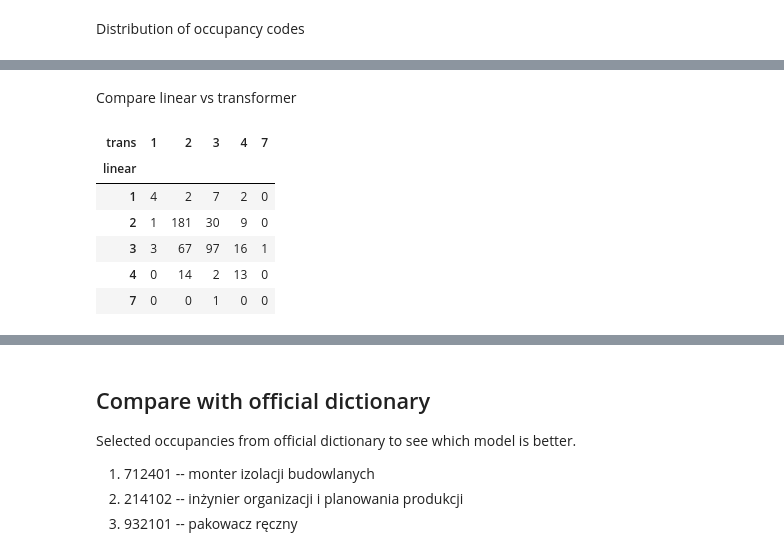
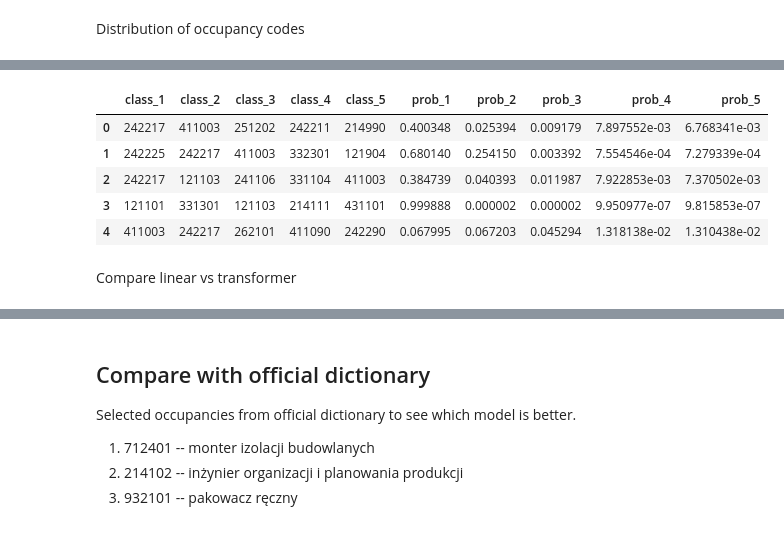
Before and after one commit to ONLABSPL/job-ads-classifier, a Jupyter notebook: job_classification_examples.ipynb, the cells around one changed output, grey strips where cells are left out. Cells and saved outputs as stored; diff of their text form; code cells hidden in the pictures.

```diff
--- a/job_classification_examples.ipynb
+++ b/job_classification_examples.ipynb
@@ -249 +249,8 @@ np.sum(kprm_df_zaw1_trans, axis=0)
 dtype: float32
+# %%
+kprm_df_zaw6_top5_trans = model_paper_trans.predict(
+    X=list(kprm_df["desc"]),
+    output_level="last",
+    format="dataframe",
+    top_k=5
+)
@@ -250,15 +269,11 @@ dtype: float32
+# %%
+kprm_df_zaw6_top5_trans.head(n=5)
+# %% [output]
+|  | class_1 | class_2 | class_3 | class_4 | class_5 | prob_1 | prob_2 | prob_3 | prob_4 | prob_5 |
+| 0 | 242217 | 411003 | 251202 | 242211 | 214990 | 0.400348 | 0.025394 | 0.009179 | 7.897552e-03 | 6.768341e-03 |
+| 1 | 242225 | 242217 | 411003 | 332301 | 121904 | 0.680140 | 0.254150 | 0.003392 | 7.554546e-04 | 7.279339e-04 |
+| 2 | 242217 | 121103 | 241106 | 331104 | 411003 | 0.384739 | 0.040393 | 0.011987 | 7.922853e-03 | 7.370502e-03 |
+| 3 | 121101 | 331301 | 121103 | 214111 | 431101 | 0.999888 | 0.000002 | 0.000002 | 9.950977e-07 | 9.815853e-07 |
+| 4 | 411003 | 242217 | 262101 | 411090 | 242290 | 0.067995 | 0.067203 | 0.045294 | 1.318138e-02 | 1.310438e-02 |
 # %% [markdown]
 Compare linear vs transformer
-# %%
-kod_linear = np.argmax(np.array(kprm_df_zaw1), axis=1)
-kod_trans = np.argmax(np.array(kprm_df_zaw1_trans), axis=1)
-compare=pd.DataFrame({"linear": kod_linear, "trans":kod_trans})
-pd.crosstab(compare.linear, compare.trans)
-# %% [output]
-| trans | 1 | 2 | 3 | 4 | 7 |
-| linear |  |  |  |  |  |
-| 1 | 4 | 2 | 7 | 2 | 0 |
-| 2 | 1 | 181 | 30 | 9 | 0 |
-| 3 | 3 | 67 | 97 | 16 | 1 |
-| 4 | 0 | 14 | 2 | 13 | 0 |
-| 7 | 0 | 0 | 1 | 0 | 0 |
```
Also changed, not shown: parts of 8 cells of this notebook.
